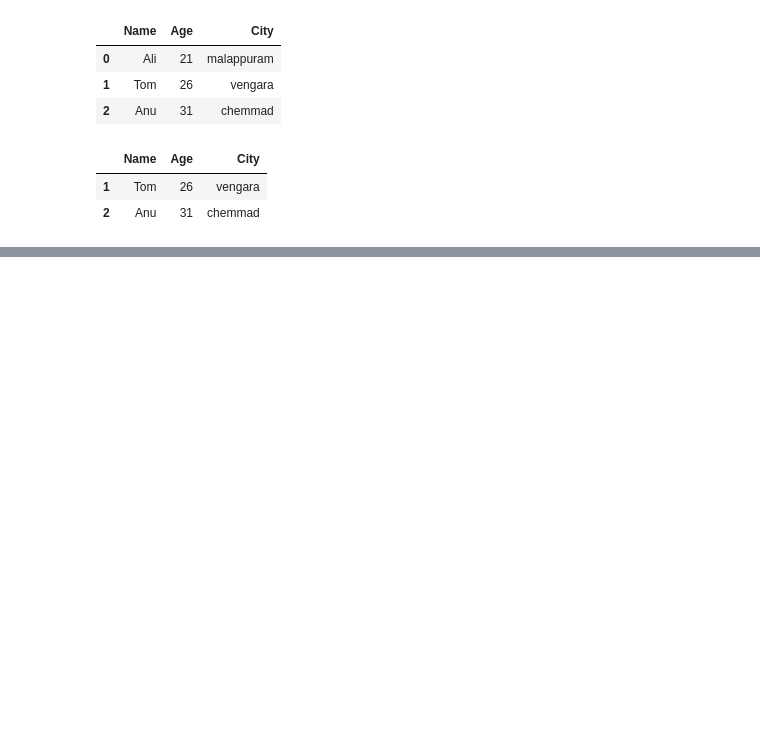
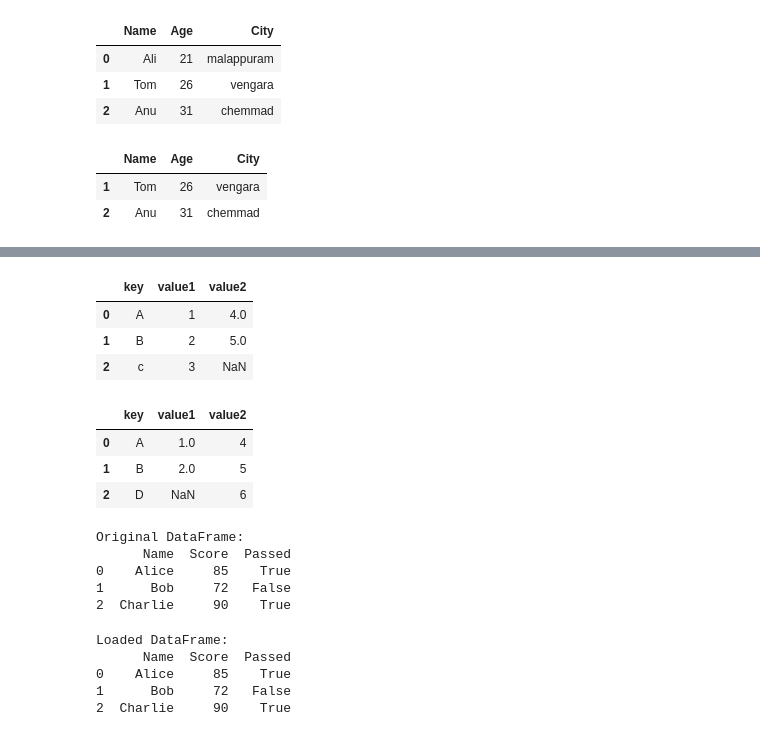
Before and after one commit to fahim-506/Data_Analysis, a Jupyter notebook: Pandas/pandas.ipynb, the cells around one changed output, grey strips where cells are left out. Cells and saved outputs as stored; diff of their text form; code cells hidden in the pictures; blank space fills up the shorter version.

```diff
--- a/Pandas/pandas.ipynb
+++ b/Pandas/pandas.ipynb
@@ -189,0 +252,31 @@ df.describe()
+# %%
+pd.merge(df1,df2,on='key',how='left')
+# %% [output]
+|  | key | value1 | value2 |
+| 0 | A | 1 | 4.0 |
+| 1 | B | 2 | 5.0 |
+| 2 | c | 3 | NaN |
+# %%
+pd.merge(df1,df2,on='key',how='right')
+# %% [output]
+|  | key | value1 | value2 |
+| 0 | A | 1.0 | 4 |
+| 1 | B | 2.0 | 5 |
+| 2 | D | NaN | 6 |
+# %%
+# Step 1: Create a DataFrame
+data = {
+    'Name': ['Alice', 'Bob', 'Charlie'],
+    'Score': [85, 72, 90],
+    'Passed': [True, False, True]
+}
+
+df = pd.DataFrame(data)
+print("Original DataFrame:")
+print(df)
+# %% [output]
+Original DataFrame:
+      Name  Score  Passed
+0    Alice     85    True
+1      Bob     72   False
+2  Charlie     90    True
@@ -189,0 +286,11 @@ df.describe()
+# %%
+# Step 3: Read from CSV
+df_loaded = pd.read_csv('students.csv')
+print("\nLoaded DataFrame:")
+print(df_loaded)
+# %% [output]
+Loaded DataFrame:
+      Name  Score  Passed
+0    Alice     85    True
+1      Bob     72   False
+2  Charlie     90    True
```
Also changed, not shown: parts of 12 cells of this notebook, 1 other file.
